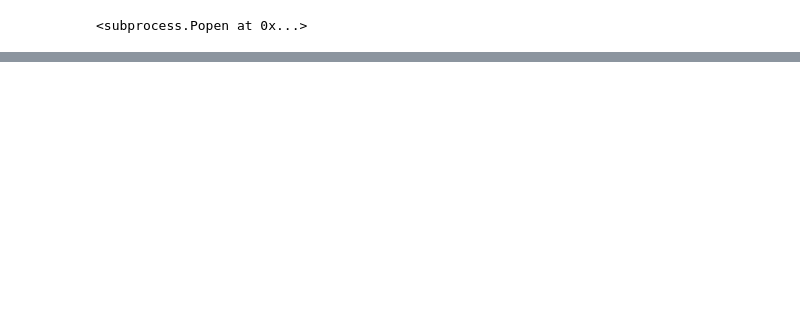
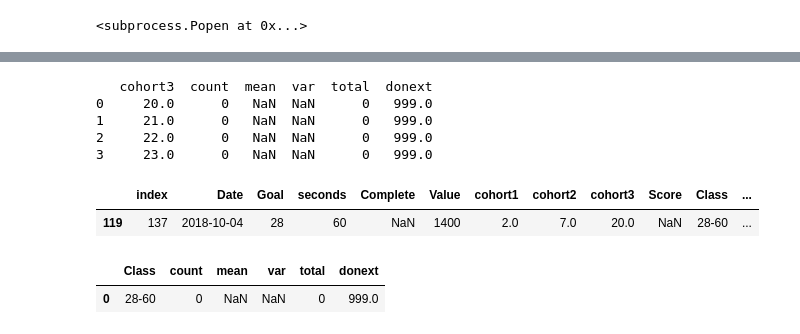
Before and after one commit to Darkmoth/banditos, a Jupyter notebook: BikeRideGoals.ipynb, the cells around one changed output, grey strips where cells are left out. Drawn from its saved outputs; the diff is of its cells as text; code cells hidden in the pictures; blank space fills up the shorter version.

```diff
--- a/BikeRideGoals.ipynb
+++ b/BikeRideGoals.ipynb
@@ -101,0 +128,16 @@ df_bandit_diff(df_filtered)
+# %%
+df_step3 = df_search(df_step2,'cohort3')
+df_step3
+# %% [output]
+   cohort3  count  mean  var  total  donext
+0     20.0      0   NaN  NaN      0   999.0
+1     21.0      0   NaN  NaN      0   999.0
+2     22.0      0   NaN  NaN      0   999.0
+3     23.0      0   NaN  NaN      0   999.0
+|  | index | Date | Goal | seconds | Complete | Value | cohort1 | cohort2 | cohort3 | Score | Class | ... |
+| 119 | 137 | 2018-10-04 | 28 | 60 | NaN | 1400 | 2.0 | 7.0 | 20.0 | NaN | 28-60 | ... |
+# %%
+df_bandit_class(df_step3, 'Class')
+# %% [output]
+|  | Class | count | mean | var | total | donext |
+| 0 | 28-60 | 0 | NaN | NaN | 0 | 999.0 |
```
Also changed, not shown: parts of 13 cells of this notebook, 6 other files.
